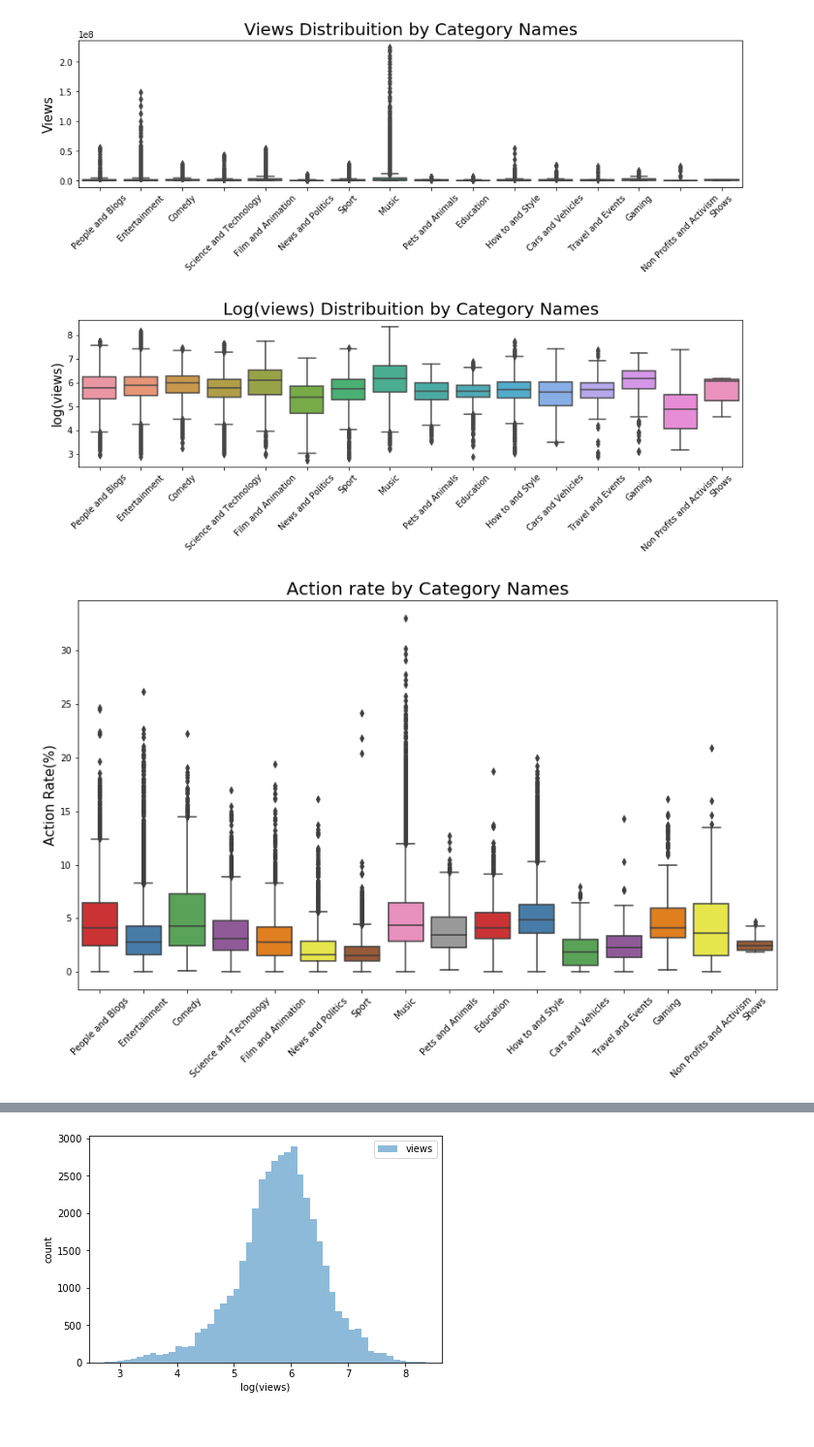
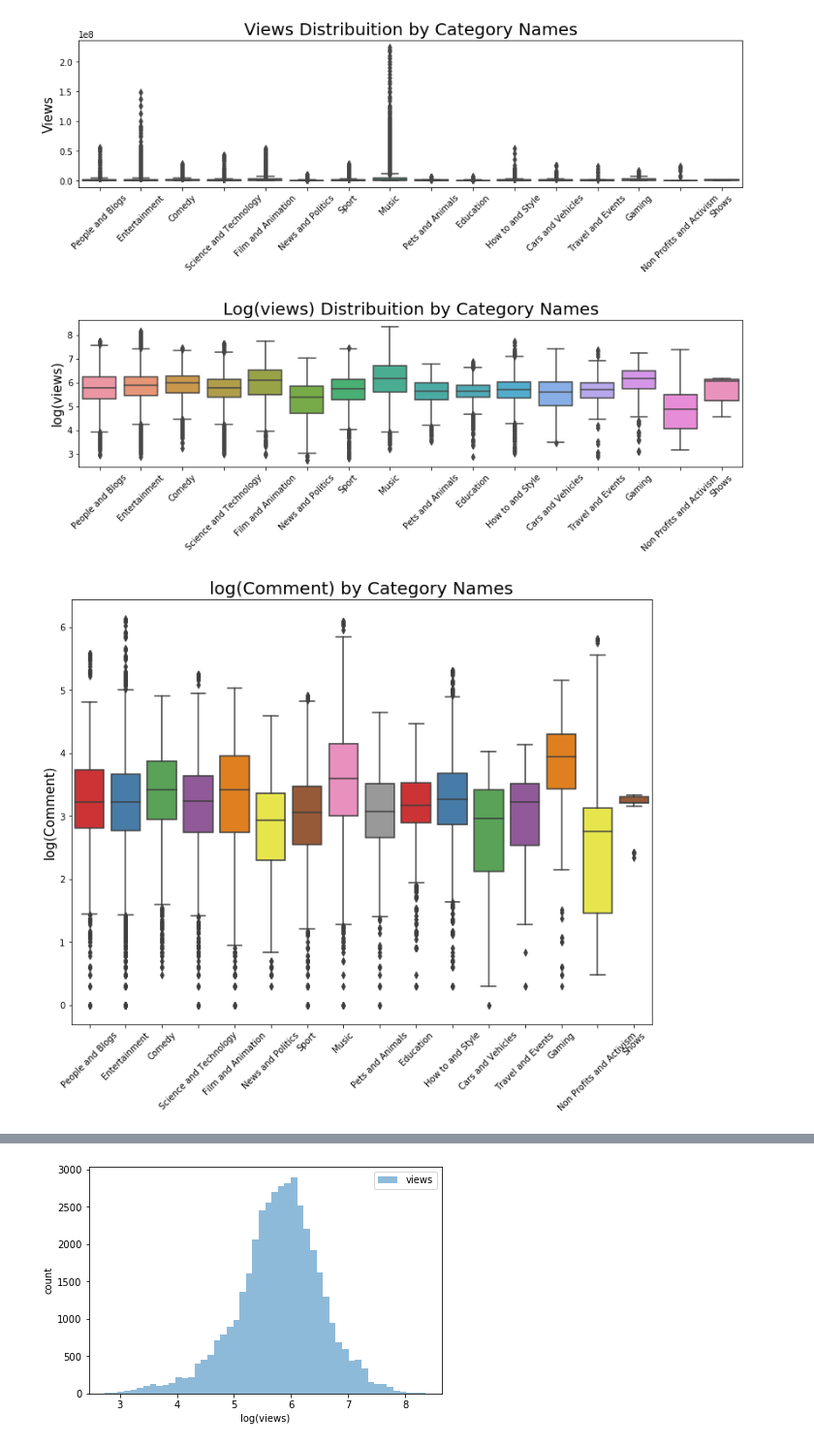
Before and after one commit to tongxinw/YouTube_video_analysis, a Jupyter notebook: process.ipynb, the cells around one changed output, grey strips where cells are left out. Shown at 97% size. Saved outputs shown, nothing was run; the diff lists cells and outputs as text; code cells hidden in the pictures.

```diff
--- a/process.ipynb
+++ b/process.ipynb
@@ -17,7 +17,7 @@ df = pd.read_csv('data/USvideos.csv')
 **Preprocess Data**
 # %%
 # drop the 'video_id' since unique
-df.drop(columns=['video_id'],inplace=True)
+# df.drop(columns=['video_id'],inplace=True)
 print("Data Frame shape: ", df.shape)
 print(df.nunique())
 
@@ -98,8 +100,8 @@ is it ok to add like rate into data frame and preprocess it? (given views is the
 # add more data based on current data set
 df['like_rate'] =  df['likes'] / df['views'] * 100
 df['dislike_rate'] =  df['dislikes']/df['views'] * 100
-df['comment_rate'] =  df['comment_count'] /df['views'] * 100
-df['action_rate'] = (df['likes'] + df['dislikes'] + df['comment_count'])/df['views'] * 100
+df['comment_log'] =  np.log10(df['comment_count'])
+# df['interaction_rate'] = (df['likes'] + df['dislikes'] + df['comment_count'])/df['views'] * 100
 df['view_log'] = np.log10(df['views'])
 # %%
 df.columns
@@ -223,15 +238,15 @@ plt.show()
 # %% [output]
 [figure]
 # %%
-plt.figure(figsize = (14,8))
+plt.figure(figsize = (12,9))
 
-g2 = sns.boxplot(x='category_name', y='action_rate', data=df, palette="Set1")
+g2 = sns.boxplot(x='category_name', y='comment_log', data=df, palette="Set1")
 g2.set_xticklabels(g2.get_xticklabels(),rotation=45)
-g2.set_title("Action rate by Category Names", fontsize=20)
+g2.set_title("log(Comment) by Category Names", fontsize=20)
 g2.set_xlabel("", fontsize=15)
-g2.set_ylabel("Action Rate(%)", fontsize=15)
-
+g2.set_ylabel("log(Comment)", fontsize=15)
+plt.savefig('log_comment_category.png',dpi=300)
 plt.show()
 # %% [output]
-[figure, old version]
+[figure, new version]
 # %%
```
Also changed, not shown: parts of 12 cells of this notebook, 4 other files.
